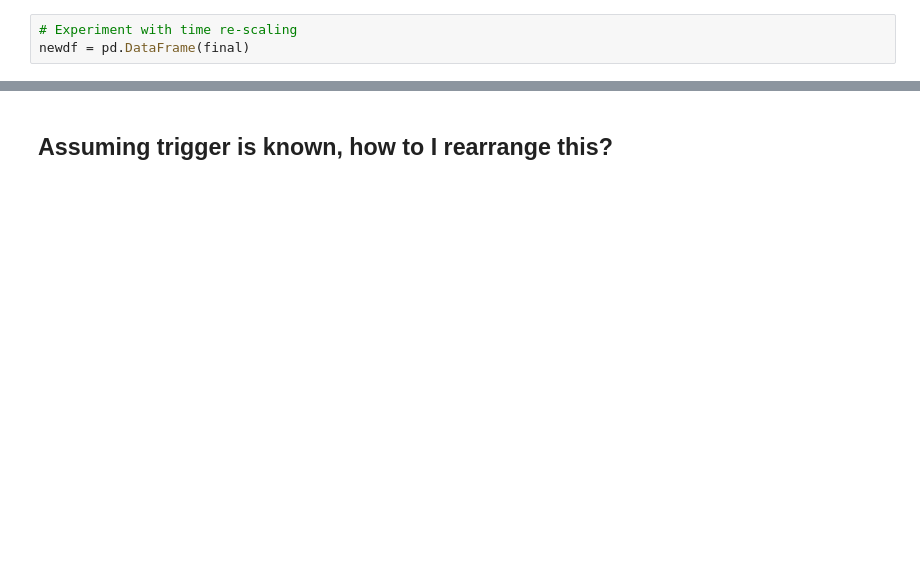
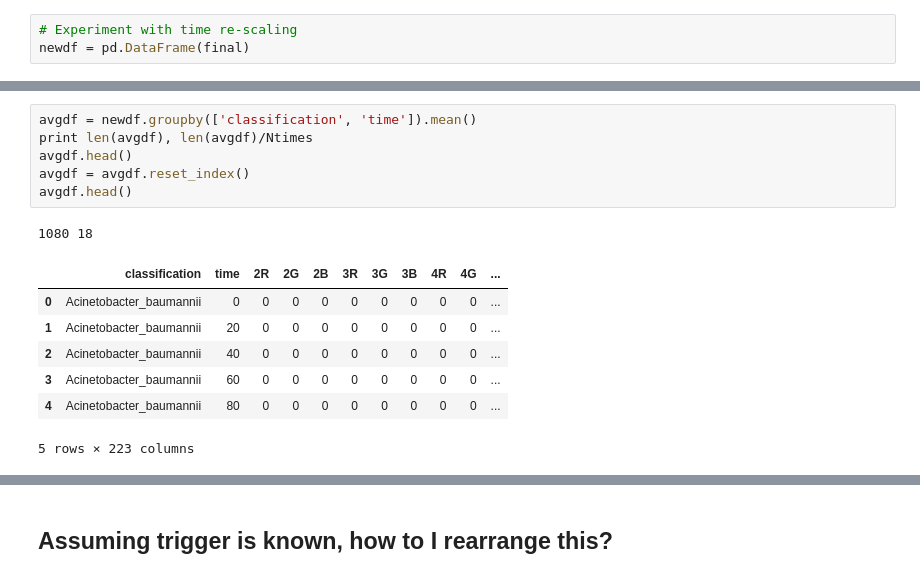
Before and after one commit to andersberliner/smelling_sepsis, a Jupyter notebook: data_pivots.ipynb, the cells around one changed output, grey strips where cells are left out. Drawn from its saved outputs; the diff is of its cells as text; blank space fills up the shorter version.

```diff
--- a/data_pivots.ipynb
+++ b/data_pivots.ipynb
@@ -105,0 +152,15 @@ newdf.head()
+# %%
+avgdf = newdf.groupby(['classification', 'time']).mean()
+print len(avgdf), len(avgdf)/Ntimes
+avgdf.head()
+avgdf = avgdf.reset_index()
+avgdf.head()
+# %% [output]
+1080 18
+|  | classification | time | 2R | 2G | 2B | 3R | 3G | 3B | 4R | 4G | ... |
+| 0 | Acinetobacter_baumannii | 0 | 0 | 0 | 0 | 0 | 0 | 0 | 0 | 0 | ... |
+| 1 | Acinetobacter_baumannii | 20 | 0 | 0 | 0 | 0 | 0 | 0 | 0 | 0 | ... |
+| 2 | Acinetobacter_baumannii | 40 | 0 | 0 | 0 | 0 | 0 | 0 | 0 | 0 | ... |
+| 3 | Acinetobacter_baumannii | 60 | 0 | 0 | 0 | 0 | 0 | 0 | 0 | 0 | ... |
+| 4 | Acinetobacter_baumannii | 80 | 0 | 0 | 0 | 0 | 0 | 0 | 0 | 0 | ... |
+5 rows × 223 columns
```
Also changed, not shown: parts of 35 cells of this notebook, 3 other files.
